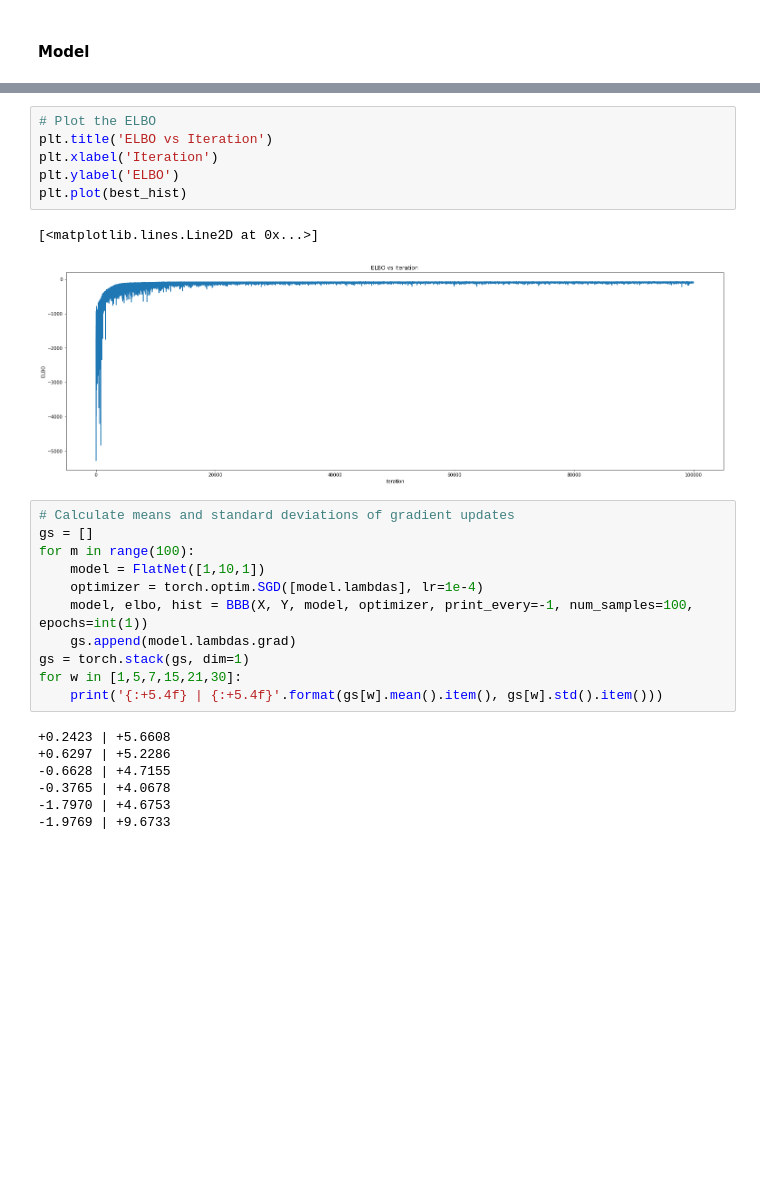
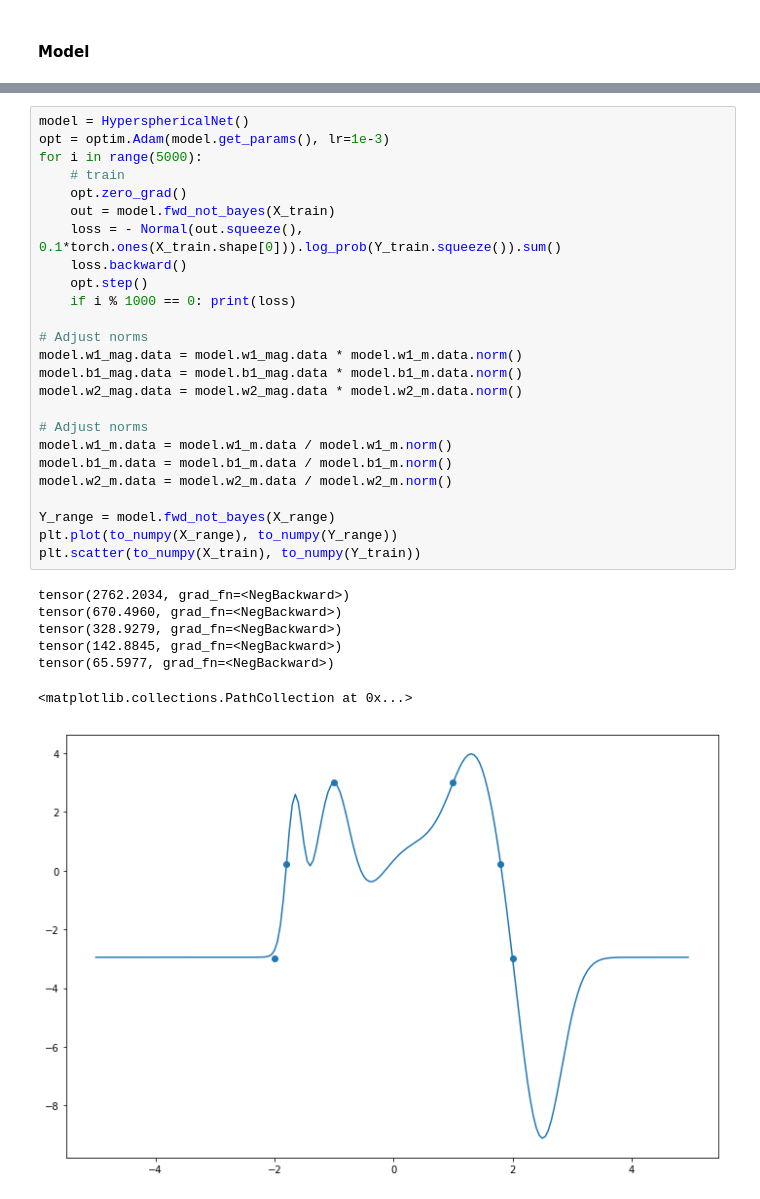
Before and after one commit to lukemelas/CS-282-Fall-2018, a Jupyter notebook: project/BBB-Hyperspherical.ipynb, the cells around one changed output, grey strips where cells are left out. Drawn from its saved outputs; the diff is of its cells as text; blank space fills up the shorter version.

```diff
--- a/project/BBB-Hyperspherical.ipynb
+++ b/project/BBB-Hyperspherical.ipynb
@@ -217,27 +368,33 @@ plt.show() # plt.axis([-5,5,-8,8])
-# %%
-# Plot the ELBO
-plt.title('ELBO vs Iteration')
-plt.xlabel('Iteration')
-plt.ylabel('ELBO')
-plt.plot(best_hist)
-# %% [output]
-[<matplotlib.lines.Line2D at 0x...>]
-[figure, removed]
-# %%
-# Calculate means and standard deviations of gradient updates
-gs = []
-for m in range(100):
-    model = FlatNet([1,10,1])
-    optimizer = torch.optim.SGD([model.lambdas], lr=1e-4)
-    model, elbo, hist = BBB(X, Y, model, optimizer, print_every=-1, num_samples=100, epochs=int(1))
-    gs.append(model.lambdas.grad)
-gs = torch.stack(gs, dim=1)
-for w in [1,5,7,15,21,30]:
-    print('{:+5.4f} | {:+5.4f}'.format(gs[w].mean().item(), gs[w].std().item()))
-# %% [output]
-+0.2423 | +5.6608
-+0.6297 | +5.2286
--0.6628 | +4.7155
--0.3765 | +4.0678
--1.7970 | +4.6753
--1.9769 | +9.6733
+# %%
+model = HypersphericalNet()
+opt = optim.Adam(model.get_params(), lr=1e-3)
+for i in range(5000):
+    # train
+    opt.zero_grad()
+    out = model.fwd_not_bayes(X_train)
+    loss = - Normal(out.squeeze(), 0.1*torch.ones(X_train.shape[0])).log_prob(Y_train.squeeze()).sum()
+    loss.backward()
+    opt.step()
+    if i % 1000 == 0: print(loss)
+
+# Adjust norms
+model.w1_mag.data = model.w1_mag.data * model.w1_m.data.norm()
+model.b1_mag.data = model.b1_mag.data * model.b1_m.data.norm()
+model.w2_mag.data = model.w2_mag.data * model.w2_m.data.norm()
+
+# Adjust norms
+model.w1_m.data = model.w1_m.data / model.w1_m.norm()
+model.b1_m.data = model.b1_m.data / model.b1_m.norm()
+model.w2_m.data = model.w2_m.data / model.w2_m.norm()
+
+Y_range = model.fwd_not_bayes(X_range)
+plt.plot(to_numpy(X_range), to_numpy(Y_range))
+plt.scatter(to_numpy(X_train), to_numpy(Y_train))
+# %% [output]
+tensor(2762.2034, grad_fn=<NegBackward>)
+tensor(670.4960, grad_fn=<NegBackward>)
+tensor(328.9279, grad_fn=<NegBackward>)
+tensor(142.8845, grad_fn=<NegBackward>)
+tensor(65.5977, grad_fn=<NegBackward>)
+<matplotlib.collections.PathCollection at 0x...>
+[figure, added]
```
Also changed, not shown: parts of 13 cells of this notebook, 12 other files.
